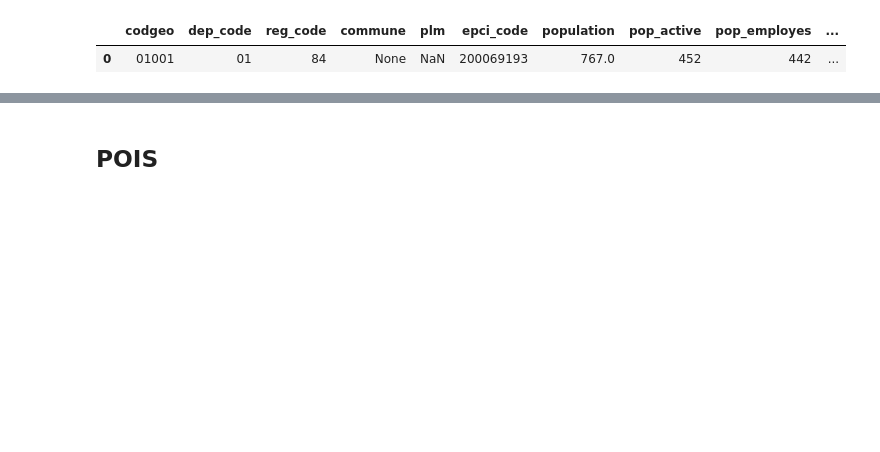
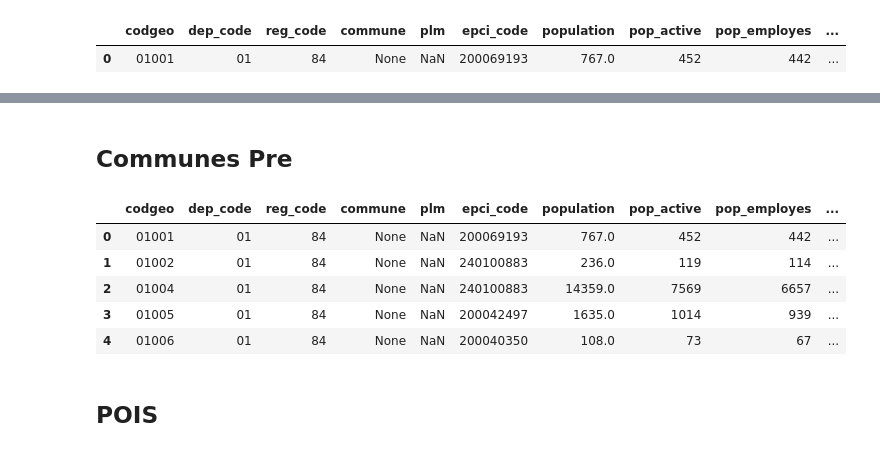
Before and after one commit to jbesan/13_odis_stream2, a Jupyter notebook: notebooks/odis_check_data.ipynb, the cells around one changed output, grey strips where cells are left out. Drawn from its saved outputs; the diff is of its cells as text; code cells hidden in the pictures; blank space fills up the shorter version.

```diff
--- a/notebooks/odis_check_data.ipynb
+++ b/notebooks/odis_check_data.ipynb
@@ -69,3 +73,14 @@ odis_communes.head(1)
+# %% [markdown]
+## Communes Pre
+# %%
+odis_communes_pre.head()
+# %% [output]
+|  | codgeo | dep_code | reg_code | commune | plm | epci_code | population | pop_active | pop_employes | ... |
+| 0 | 01001 | 01 | 84 | None | NaN | 200069193 | 767.0 | 452 | 442 | ... |
+| 1 | 01002 | 01 | 84 | None | NaN | 240100883 | 236.0 | 119 | 114 | ... |
+| 2 | 01004 | 01 | 84 | None | NaN | 240100883 | 14359.0 | 7569 | 6657 | ... |
+| 3 | 01005 | 01 | 84 | None | NaN | 200042497 | 1635.0 | 1014 | 939 | ... |
+| 4 | 01006 | 01 | 84 | None | NaN | 200040350 | 108.0 | 73 | 67 | ... |
 # %% [markdown]
 ## POIS
 # %%
```
Also changed, not shown: parts of 7 cells of this notebook, 14 other files.
